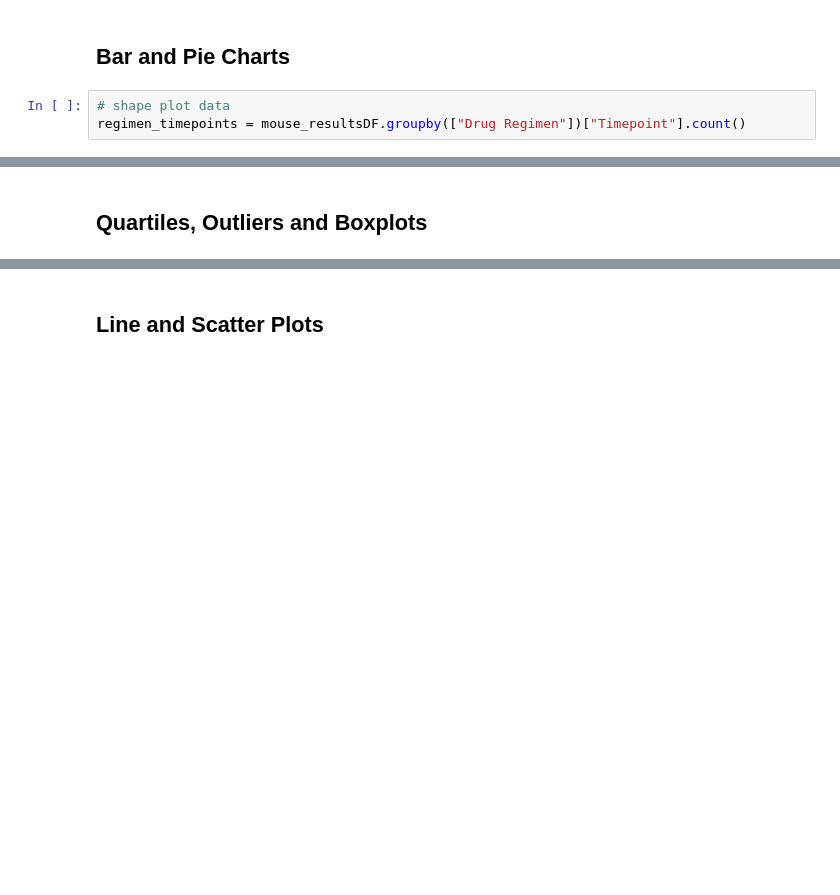
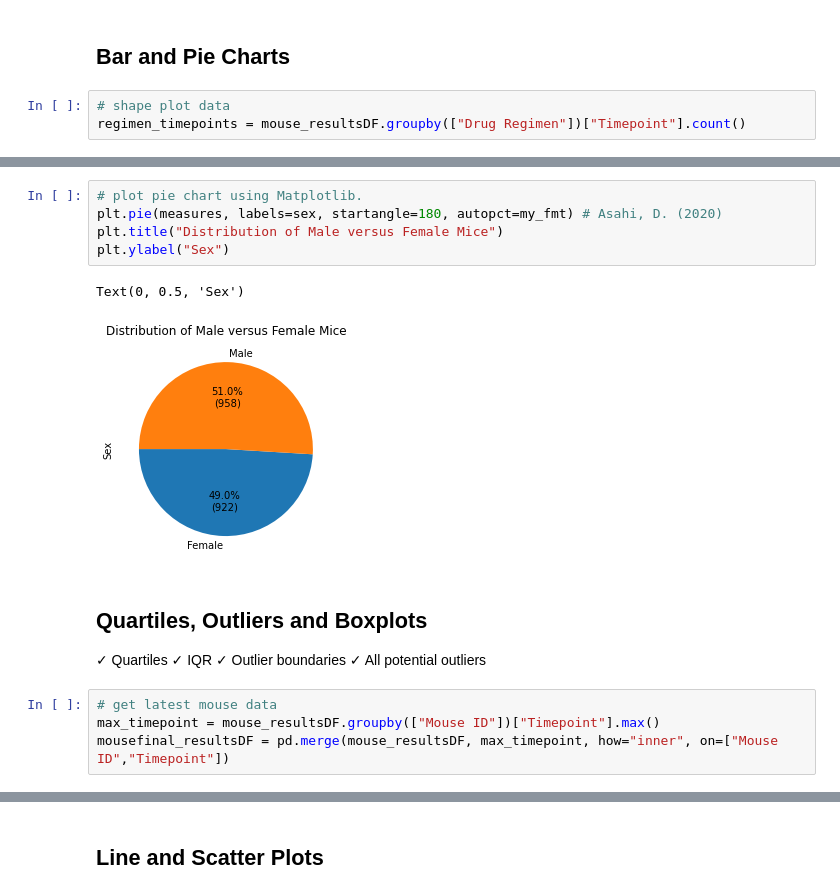
Before and after one commit to sajeanpage/boot_wk_07_matplotlib_challenge, a Jupyter notebook: Pymaceuticals/pymaceuticals.ipynb, the cells around one changed output, grey strips where cells are left out. Saved outputs shown, nothing was run; the diff lists cells and outputs as text; blank space fills up the shorter version.

```diff
--- a/Pymaceuticals/pymaceuticals.ipynb
+++ b/Pymaceuticals/pymaceuticals.ipynb
@@ -164,2 +189,18 @@ plt.bar(x_axis, users, color='r', alpha=0.5, align="center")
+# %%
+# plot pie chart using Matplotlib.
+plt.pie(measures, labels=sex, startangle=180, autopct=my_fmt) # Asahi, D. (2020)
+plt.title("Distribution of Male versus Female Mice")
+plt.ylabel("Sex")
+# %% [output]
+Text(0, 0.5, 'Sex')
+[figure, added]
 # %% [markdown]
 ## Quartiles, Outliers and Boxplots
+✓ Quartiles
+✓ IQR
+✓ Outlier boundaries
+✓ All potential outliers
+# %%
+# get latest mouse data
+max_timepoint = mouse_resultsDF.groupby(["Mouse ID"])["Timepoint"].max()
+mousefinal_resultsDF = pd.merge(mouse_resultsDF, max_timepoint, how="inner", on=["Mouse ID","Timepoint"])
```
Also changed, not shown: parts of 11 cells of this notebook.
